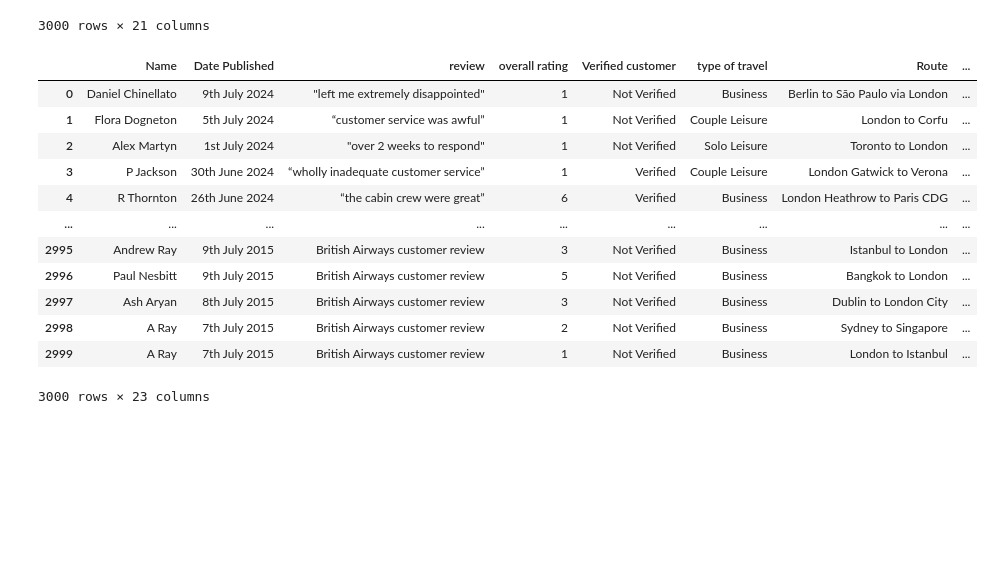
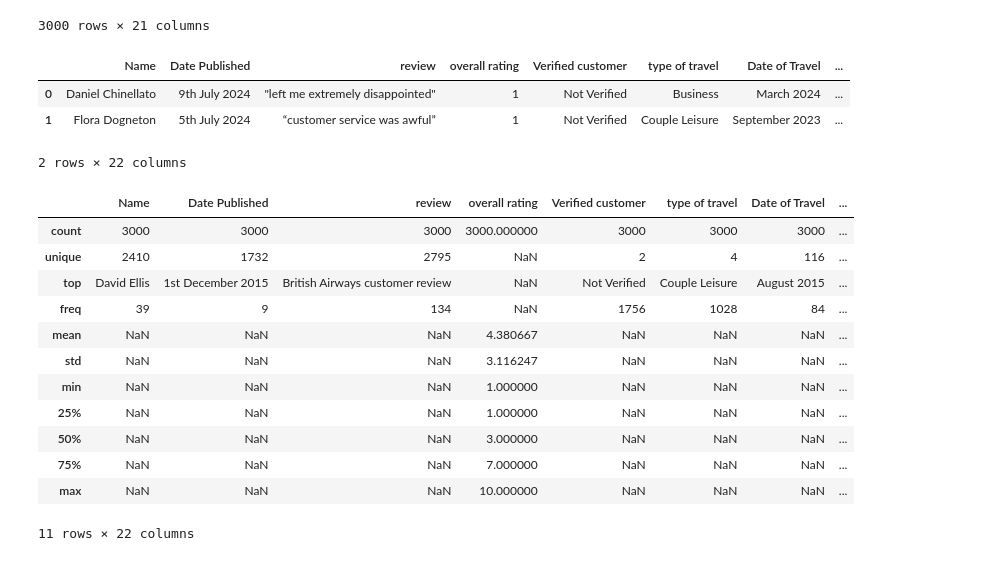
Before and after one commit to pavanrajkg04/Job_based_projects, a Jupyter notebook: Data Analyst/British Airways/BA_Analysis.ipynb, the cells around one changed output. Drawn from its saved outputs; the diff is of its cells as text; code cells hidden in the pictures; blank space fills up the shorter version.

```diff
--- a/Data Analyst/British Airways/BA_Analysis.ipynb
+++ b/Data Analyst/British Airways/BA_Analysis.ipynb
@@ -58,21 +59,13 @@ dataset
 3000 rows × 21 columns
 # %%
 dataset[["from Route", "To Route"]] = dataset["Route"].str.extract(r'(.*?)(?: to | - )(.*)')
-dataset
+dataset.drop(columns=["Route"], inplace=True)
+dataset.head(2)
 # %% [output]
-|  | Name | Date Published | review | overall rating | Verified customer | type of travel | Route | ... |
-| 0 | Daniel Chinellato | 9th July 2024 | "left me extremely disappointed" | 1 | Not Verified | Business | Berlin to São Paulo via London | ... |
-| 1 | Flora Dogneton | 5th July 2024 | “customer service was awful” | 1 | Not Verified | Couple Leisure | London to Corfu | ... |
-| 2 | Alex Martyn | 1st July 2024 | "over 2 weeks to respond" | 1 | Not Verified | Solo Leisure | Toronto to London | ... |
-| 3 | P Jackson | 30th June 2024 | “wholly inadequate customer service” | 1 | Verified | Couple Leisure | London Gatwick to Verona | ... |
-| 4 | R Thornton | 26th June 2024 | “the cabin crew were great” | 6 | Verified | Business | London Heathrow to Paris CDG | ... |
-| ... | ... | ... | ... | ... | ... | ... | ... | ... |
-| 2995 | Andrew Ray | 9th July 2015 | British Airways customer review | 3 | Not Verified | Business | Istanbul to London | ... |
-| 2996 | Paul Nesbitt | 9th July 2015 | British Airways customer review | 5 | Not Verified | Business | Bangkok to London | ... |
-| 2997 | Ash Aryan | 8th July 2015 | British Airways customer review | 3 | Not Verified | Business | Dublin to London City | ... |
-| 2998 | A Ray | 7th July 2015 | British Airways customer review | 2 | Not Verified | Business | Sydney to Singapore | ... |
-| 2999 | A Ray | 7th July 2015 | British Airways customer review | 1 | Not Verified | Business | London to Istanbul | ... |
+|  | Name | Date Published | review | overall rating | Verified customer | type of travel | Date of Travel | ... |
+| 0 | Daniel Chinellato | 9th July 2024 | "left me extremely disappointed" | 1 | Not Verified | Business | March 2024 | ... |
+| 1 | Flora Dogneton | 5th July 2024 | “customer service was awful” | 1 | Not Verified | Couple Leisure | September 2023 | ... |
-3000 rows × 23 columns
+2 rows × 22 columns
 # %%
 ratings = ['overall rating','Seat Comfort', 'Cabin Staff Service', 'Food & Beverages',
        'Inflight Entertainment', 'Ground Service', 'wifi connectivity',
@@ -84,0 +82,16 @@ for rating in ratings:
+# %%
+dataset.describe(include='all')
+# %% [output]
+|  | Name | Date Published | review | overall rating | Verified customer | type of travel | Date of Travel | ... |
+| count | 3000 | 3000 | 3000 | 3000.000000 | 3000 | 3000 | 3000 | ... |
+| unique | 2410 | 1732 | 2795 | NaN | 2 | 4 | 116 | ... |
+| top | David Ellis | 1st December 2015 | British Airways customer review | NaN | Not Verified | Couple Leisure | August 2015 | ... |
+| freq | 39 | 9 | 134 | NaN | 1756 | 1028 | 84 | ... |
+| mean | NaN | NaN | NaN | 4.380667 | NaN | NaN | NaN | ... |
+| std | NaN | NaN | NaN | 3.116247 | NaN | NaN | NaN | ... |
+| min | NaN | NaN | NaN | 1.000000 | NaN | NaN | NaN | ... |
+| 25% | NaN | NaN | NaN | 1.000000 | NaN | NaN | NaN | ... |
+| 50% | NaN | NaN | NaN | 3.000000 | NaN | NaN | NaN | ... |
+| 75% | NaN | NaN | NaN | 7.000000 | NaN | NaN | NaN | ... |
+| max | NaN | NaN | NaN | 10.000000 | NaN | NaN | NaN | ... |
+11 rows × 22 columns
```
Also changed, not shown: parts of 2 cells of this notebook.
